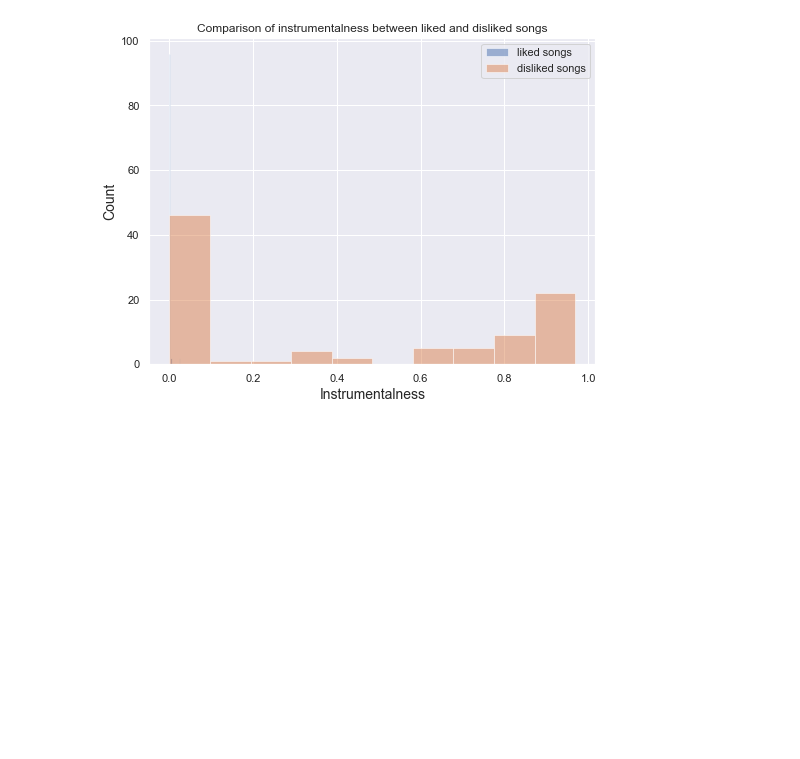
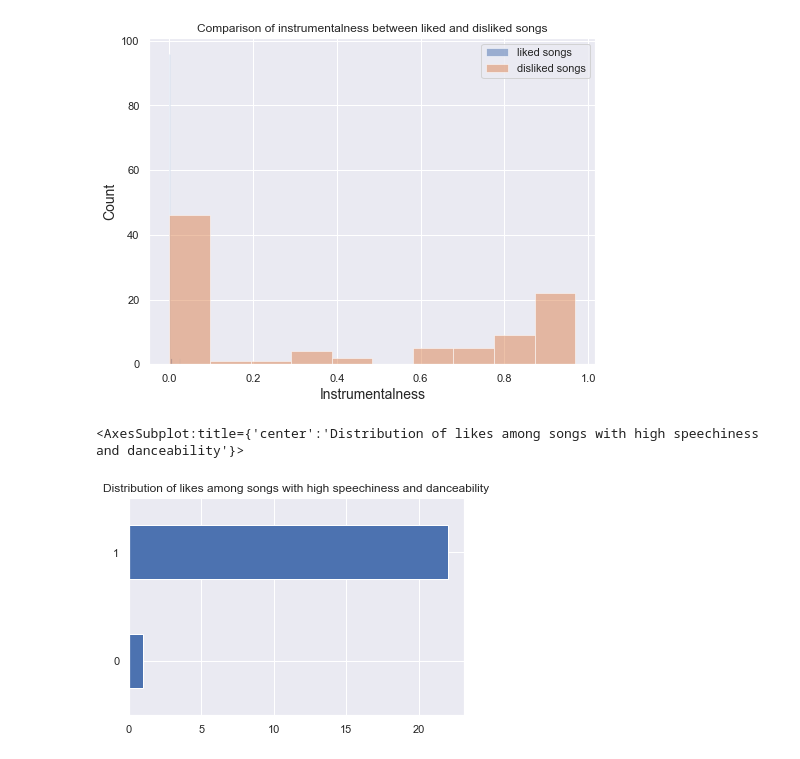
Before and after one commit to pattanaikay/scaling-chainsaw-MultiLR, a Jupyter notebook: Documents/EPGP Course/Spotify EDA Project/Spotify.ipynb, the cells around one changed output. Cells and saved outputs as stored; diff of their text form; code cells hidden in the pictures; blank space fills up the shorter version.

```diff
--- a/Documents/EPGP Course/Spotify EDA Project/Spotify.ipynb
+++ b/Documents/EPGP Course/Spotify EDA Project/Spotify.ipynb
@@ -230,3 +230,14 @@ plt.legend(loc='upper right')
 # %% [output]
 <matplotlib.legend.Legend at 0x...>
 [figure]
+# %%
+high_speechiness = data['speechiness'] > 0.3
+high_danceability = data['danceability'] > 0.6
+
+songs_with_high_dance_and_speech = data[high_speechiness & high_danceability]
+
+plt.title("Distribution of likes among songs with high speechiness and danceability")
+songs_with_high_dance_and_speech['liked'].value_counts().sort_values().plot(kind = 'barh')
+# %% [output]
+<AxesSubplot:title={'center':'Distribution of likes among songs with high speechiness and danceability'}>
+[figure, added]
```
Also changed, not shown: parts of 1 cell of this notebook.
